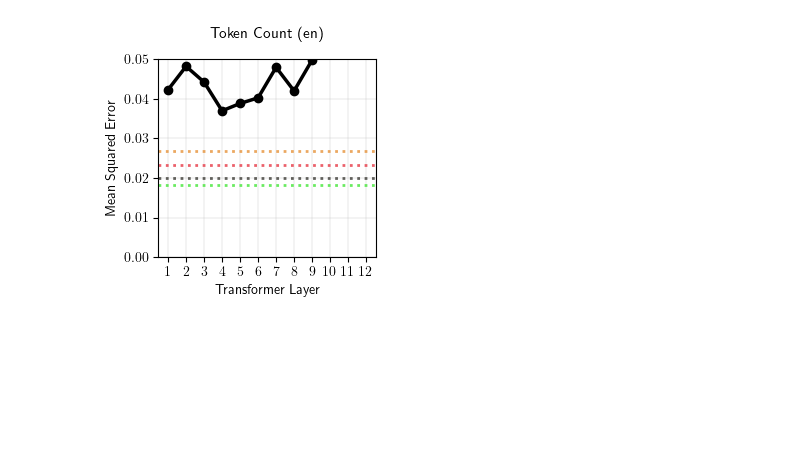
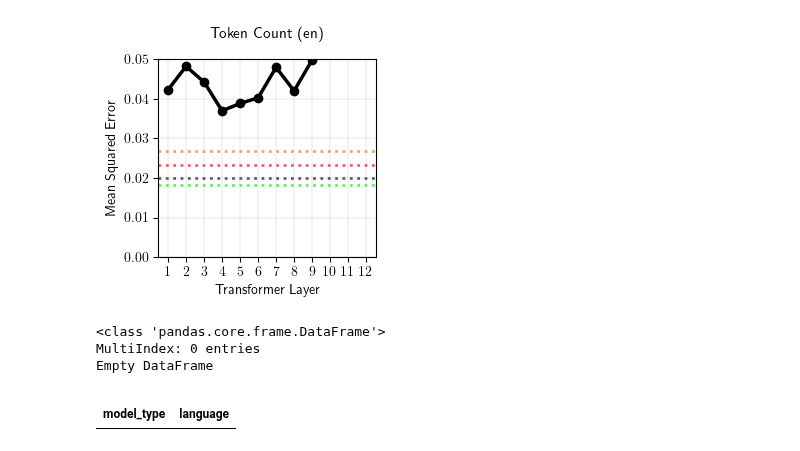
Before and after one commit to rokokot/qtype-eval, a Jupyter notebook: visualization/notebooks/reports.ipynb, the cells around one changed output. Cells and saved outputs as stored; diff of their text form; code cells hidden in the pictures; blank space fills up the shorter version.

```diff
--- a/visualization/notebooks/reports.ipynb
+++ b/visualization/notebooks/reports.ipynb
@@ -1084,3 +1084,53 @@ if __name__ == "__main__":
 Successfully preloaded data for visual 'n_tokens' sparing you 0m0s of computation time.
 Writing figure n_tokens ...
 [figure]
+# %%
+import pandas as pd
+import numpy as np
+
+df = pd.read_csv("/home/robin/Research/qtype-eval/visualization/combined_results/FINAL_MERGED_RESULTS.csv")
+
+# Filter for regression tasks with MSE metric
+regression_mse = df[(df['task'].str.contains('regression')) & (df['metric'] == 'mse')]
+
+# Group by model_type, language, and submetric
+grouped = regression_mse.groupby(['model_type', 'language', 'submetric']).agg({
+    'real': 'mean',          # Real MSE value
+    'control_mean': 'mean'   # Control MSE value
+})
+
+# Calculate selectivity: (MSEcontrol - MSEreal) / MSEcontrol
+grouped['selectivity'] = (grouped['control_mean'] - grouped['real']) / grouped['control_mean']
+
+# Create pivot tables for MSE and selectivity values
+pivot_mse = pd.pivot_table(grouped.reset_index(),
+                           values='real',
+                           index=['model_type', 'language'],
+                           columns='submetric')
+
+pivot_selectivity = pd.pivot_table(grouped.reset_index(),
+                                  values='selectivity',
+                                  index=['model_type', 'language'],
+                                  columns='submetric')
+
+# For each model and language combination, display both MSE and selectivity
+final_table = pd.DataFrame(index=pivot_mse.index)
+
+for submetric in pivot_mse.columns:
+    for (model, lang) in pivot_mse.index:
+        mse = pivot_mse.loc[(model, lang), submetric]
+        selectivity = pivot_selectivity.loc[(model, lang), submetric]
+
+        # Format as in the paper: MSE value, selectivity in bold
+        final_table.loc[(model, lang), submetric] = f"{mse:.3f} ({selectivity:.2f})"
+
+final_table.info()
+# %% [output]
+<class 'pandas.core.frame.DataFrame'>
+MultiIndex: 0 entries
+Empty DataFrame
+# %%
+final_table
+# %% [output]
+|  |  |
+| model_type | language |
```
Also changed, not shown: 1 other file.
